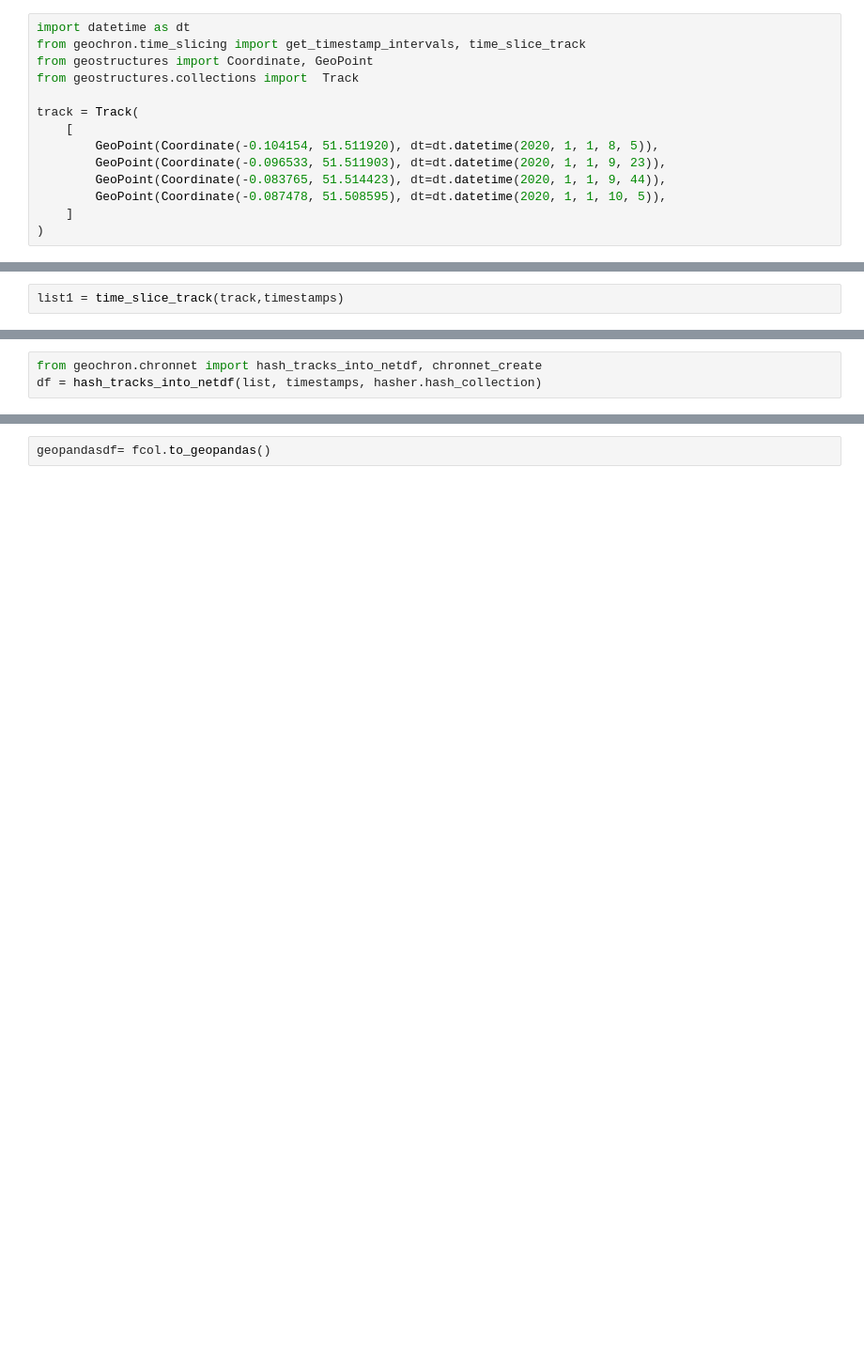
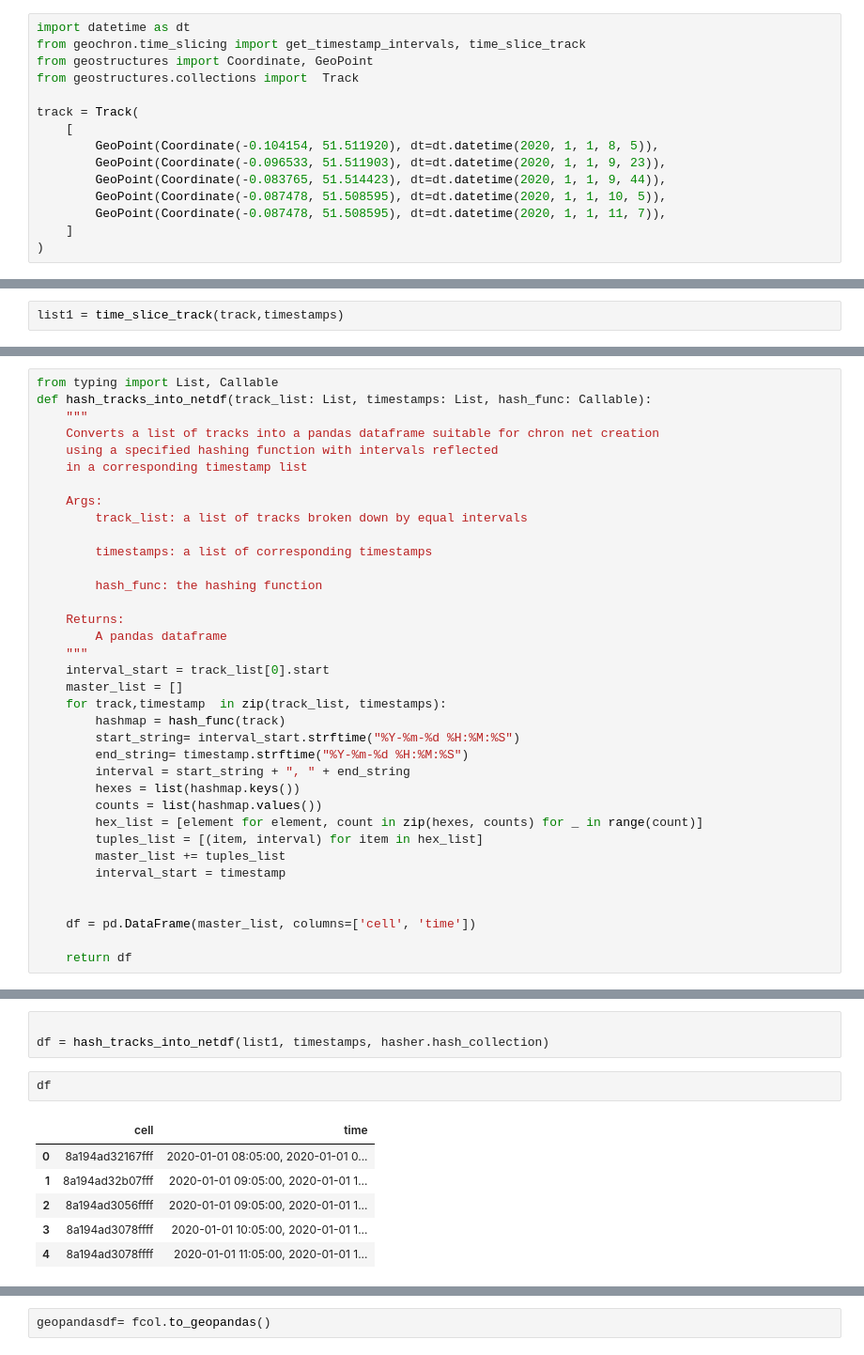
Before and after one commit to etalbert102/geochron, a Jupyter notebook: notebooks/chronnet_example.ipynb, the cells around one changed output, grey strips where cells are left out. Shown at 94% size. Cells and saved outputs as stored; diff of their text form; blank space fills up the shorter version.

Commit message:
fix chronet bug

```diff
--- a/notebooks/chronnet_example.ipynb
+++ b/notebooks/chronnet_example.ipynb
@@ -36,6 +36,7 @@ track = Track(
         GeoPoint(Coordinate(-0.096533, 51.511903), dt=dt.datetime(2020, 1, 1, 9, 23)),
         GeoPoint(Coordinate(-0.083765, 51.514423), dt=dt.datetime(2020, 1, 1, 9, 44)),
         GeoPoint(Coordinate(-0.087478, 51.508595), dt=dt.datetime(2020, 1, 1, 10, 5)),
+        GeoPoint(Coordinate(-0.087478, 51.508595), dt=dt.datetime(2020, 1, 1, 11, 7)),
     ]
 )
 # %%
@@ -54,0 +60,36 @@ list1
+# %%
+from typing import List, Callable
+def hash_tracks_into_netdf(track_list: List, timestamps: List, hash_func: Callable):
+    """
+    Converts a list of tracks into a pandas dataframe suitable for chron net creation
+    using a specified hashing function with intervals reflected
+    in a corresponding timestamp list
+
+    Args:
+        track_list: a list of tracks broken down by equal intervals
+
+        timestamps: a list of corresponding timestamps
+
+        hash_func: the hashing function
+
+    Returns:
+        A pandas dataframe
+    """
+    interval_start = track_list[0].start
+    master_list = []
+    for track,timestamp  in zip(track_list, timestamps):
+        hashmap = hash_func(track)
+        start_string= interval_start.strftime("%Y-%m-%d %H:%M:%S")
+        end_string= timestamp.strftime("%Y-%m-%d %H:%M:%S")
+        interval = start_string + ", " + end_string
+        hexes = list(hashmap.keys())
+        counts = list(hashmap.values())
+        hex_list = [element for element, count in zip(hexes, counts) for _ in range(count)]
+        tuples_list = [(item, interval) for item in hex_list]
+        master_list += tuples_list
+        interval_start = timestamp
+
+
+    df = pd.DataFrame(master_list, columns=['cell', 'time'])
+
+    return df
@@ -55,3 +105,12 @@ list1
 # %%
-from geochron.chronnet import hash_tracks_into_netdf, chronnet_create
-df = hash_tracks_into_netdf(list, timestamps, hasher.hash_collection)
+
+df = hash_tracks_into_netdf(list1, timestamps, hasher.hash_collection)
+# %%
+df
+# %% [output]
+|  | cell | time |
+| 0 | 8a194ad32167fff | 2020-01-01 08:05:00, 2020-01-01 0... |
+| 1 | 8a194ad32b07fff | 2020-01-01 09:05:00, 2020-01-01 1... |
+| 2 | 8a194ad3056ffff | 2020-01-01 09:05:00, 2020-01-01 1... |
+| 3 | 8a194ad3078ffff | 2020-01-01 10:05:00, 2020-01-01 1... |
+| 4 | 8a194ad3078ffff | 2020-01-01 11:05:00, 2020-01-01 1... |
```
Also changed, not shown: parts of 8 cells of this notebook, 3 other files.
